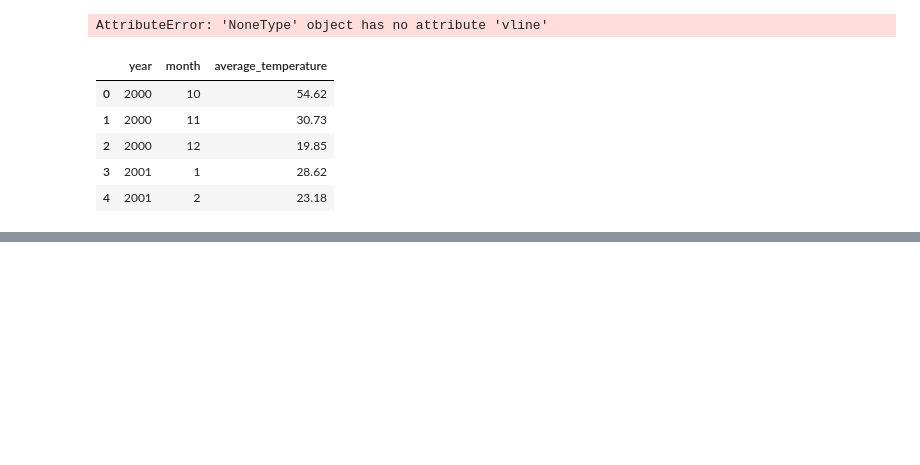
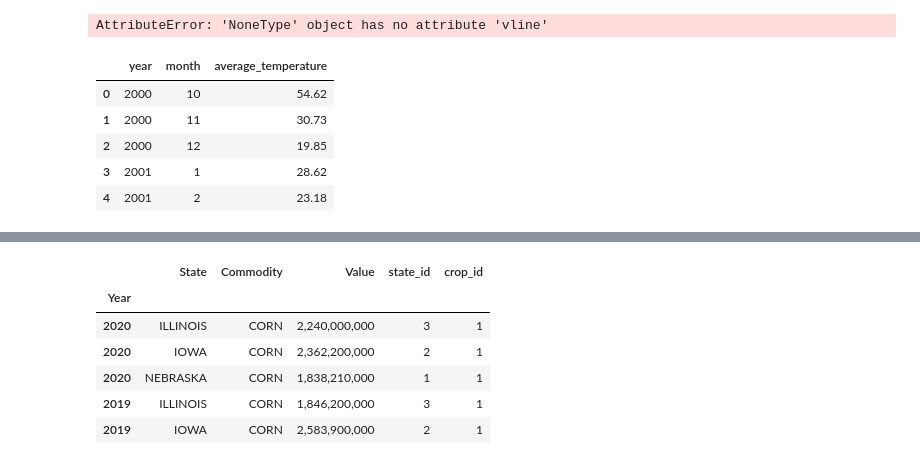
Before and after one commit to stew1922/data_farming, a Jupyter notebook: notebooks/carolina.ipynb, the cells around one changed output, grey strips where cells are left out. Drawn from its saved outputs; the diff is of its cells as text; code cells hidden in the pictures; blank space fills up the shorter version.

```diff
--- a/notebooks/carolina.ipynb
+++ b/notebooks/carolina.ipynb
@@ -459,0 +414,3 @@ dbsession2.autocommit = True
+# %%
+new_df = df[['Year','State','Commodity','Value']]
+new_df.head()
@@ -459,0 +424,3 @@ dbsession2.autocommit = True
+# %%
+new_df.set_index('Year', inplace=True)
+new_df.head()
@@ -459,0 +435,24 @@ dbsession2.autocommit = True
+# %%
+# add the id_state number in a column
+def set_value(row_number, assigned_value): # function extracted from:https://www.geeksforgeeks.org/python-creating-a-pandas-dataframe-column-based-on-a-given-condition/
+    return assigned_value[row_number]
+
+# create state_id dictionary
+state_id_dict = {'NEBRASKA': 1,'IOWA': 2, 'ILLINOIS': 3}
+crop_id_dict = {'CORN': 1,'SOYBEAN': 2, 'WHEAT': 3}
+
+# add new column named state_id
+
+new_df['state_id']=new_df['State'].apply(set_value, args=(state_id_dict,))
+new_df['crop_id'] = new_df['Commodity'].apply(set_value, args=(crop_id_dict,))
+
+
+new_df.head()
+# %% [output]
+|  | State | Commodity | Value | state_id | crop_id |
+| Year |  |  |  |  |  |
+| 2020 | ILLINOIS | CORN | 2,240,000,000 | 3 | 1 |
+| 2020 | IOWA | CORN | 2,362,200,000 | 2 | 1 |
+| 2020 | NEBRASKA | CORN | 1,838,210,000 | 1 | 1 |
+| 2019 | ILLINOIS | CORN | 1,846,200,000 | 3 | 1 |
+| 2019 | IOWA | CORN | 2,583,900,000 | 2 | 1 |
```
Also changed, not shown: parts of 29 cells of this notebook, 4 other files.
